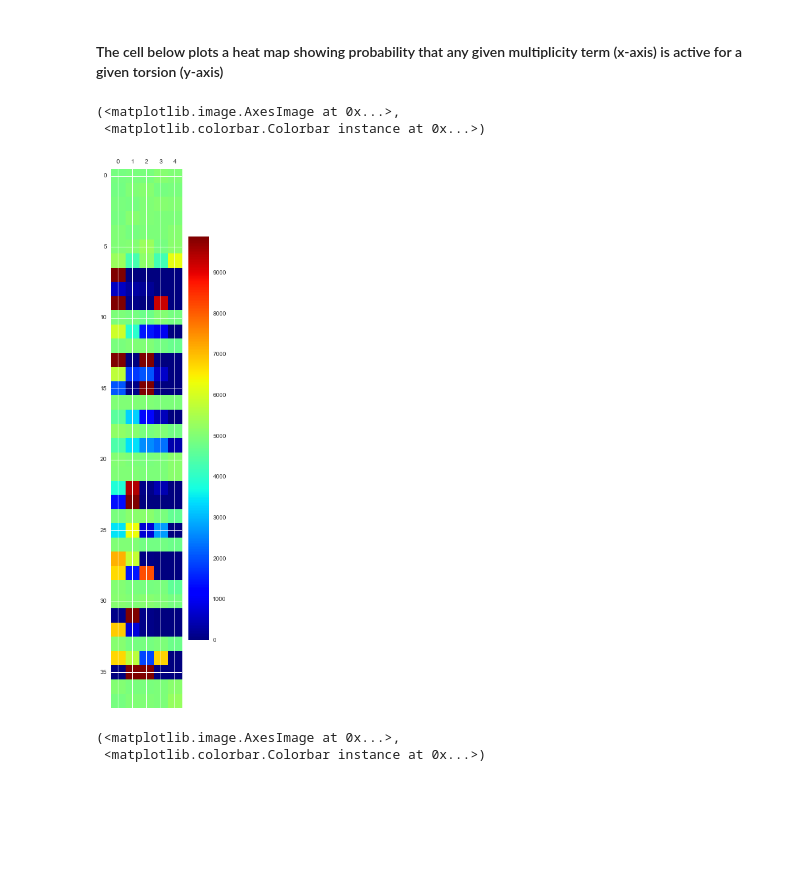
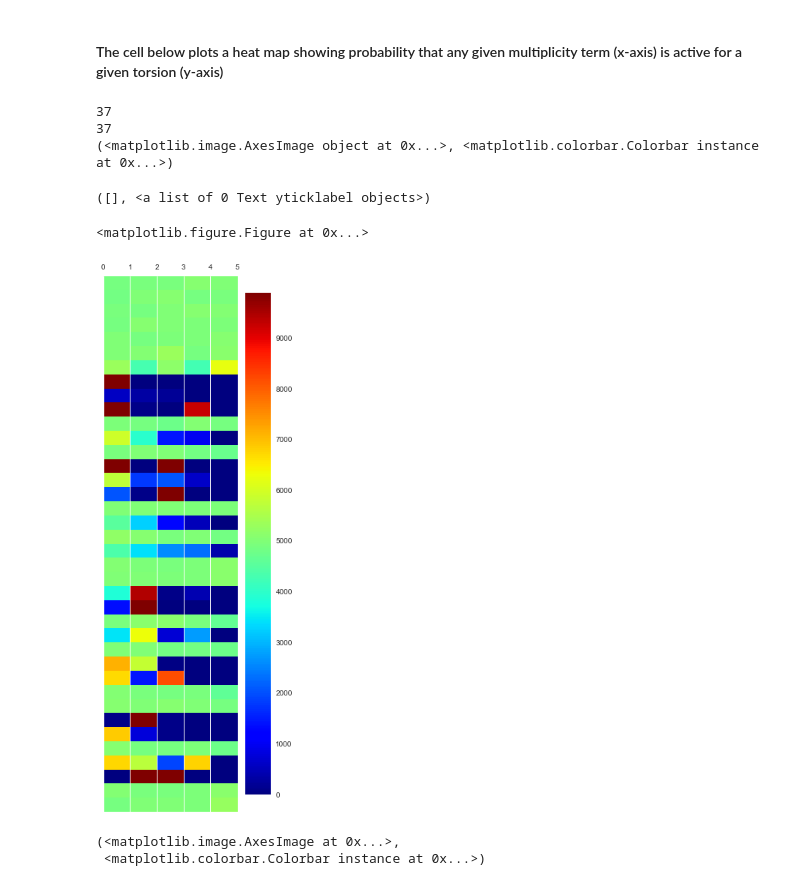
Before and after one commit to choderalab/torsionfit, a Jupyter notebook: examples/data/pyrrole/Pyrrol_analysis.ipynb, the cells around one changed output. Cells and saved outputs as stored; diff of their text form; code cells hidden in the pictures; blank space fills up the shorter version.

```diff
--- a/examples/data/pyrrole/Pyrrol_analysis.ipynb
+++ b/examples/data/pyrrole/Pyrrol_analysis.ipynb
@@ -22,10 +22,6 @@ param = CharmmParameterSet('../charmm_ff/top_all36_cgenff.rtf', '../charmm_ff/pa
 stream = 'pyrrol.str'
 structure = 'pyrrol.psf'
 scan = glob.glob('torsion-scan/*.log')
-pyrrol = TorsionScanSet.read_scan_logfile(unsorted_scan, structure)
+pyrrol = TorsionScanSet.read_scan_logfile(scan, structure)
 # extract only qm optimized structures
 pyrrol_opt = pyrrol.extract_geom_opt()
-
-# create pymc model
-model = TorsionFitModel.TorsionFitModel(param, stream, pyrrol_opt)
-mcmc = pymc.MCMC(model.pymc_parameters)
@@ -60,23 +64,33 @@ seaborn.tsplot(db2.trace('mm_energy')[100:], err_style='unit_traces'), plt.plot(
 # %%
 mult_bitstring = []
 for i in model.pymc_parameters.keys():
     if i.split('_')[-1] == 'bitstring':
         mult_bitstring.append(i)
 
 bitmask = [1,2,3,4,6]
 multiplicities = np.zeros((len(mult_bitstring), 10000,5))
 
 for m, torsion in enumerate(mult_bitstring):
     for i,j in enumerate(db.trace('%s' % torsion)[100:]):
         for k,l in enumerate(bitmask):
             if 2**(l-1) & int(j):
                 multiplicities[m][i][k] = 1
 
-plt.matshow(multiplicities.sum(1), cmap='jet'), plt.colorbar()
+print m
+plot = plt.figure()
+plt.matshow(multiplicities.sum(1), cmap='jet',  extent=[0, 5, 0, 20]), plt.colorbar()
+print m
+print fig
+plt.yticks([])
+#for k in range(m):
+#    plt.axhline(k, color='black', lw=1)
 # %% [output]
-(<matplotlib.image.AxesImage at 0x...>,
- <matplotlib.colorbar.Colorbar instance at 0x...>)
+37
+37
+(<matplotlib.image.AxesImage object at 0x...>, <matplotlib.colorbar.Colorbar instance at 0x...>)
+([], <a list of 0 Text yticklabel objects>)
+<matplotlib.figure.Figure at 0x...>
-[figure, old version]
+[figure, new version]
 # %%
 mult_bitstring = []
 for i in model.pymc_parameters.keys():
```
Also changed, not shown: parts of 24 cells of this notebook.
